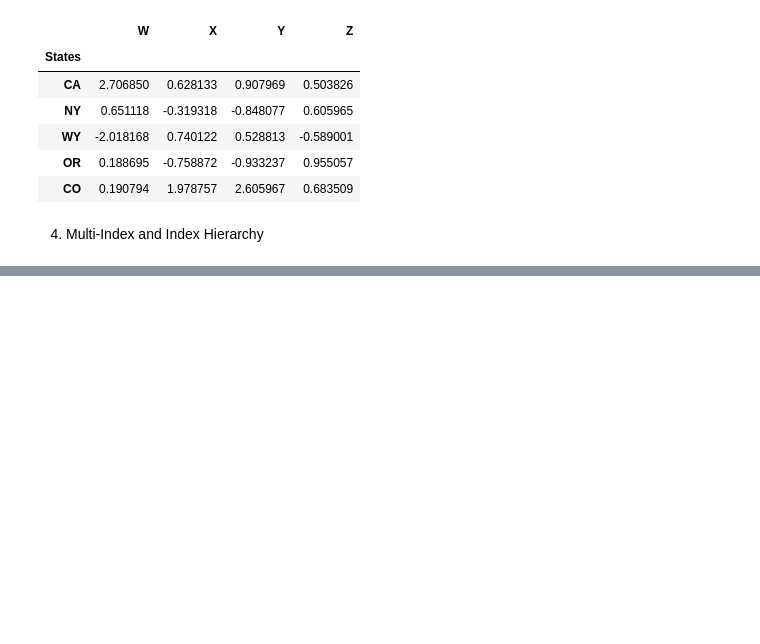
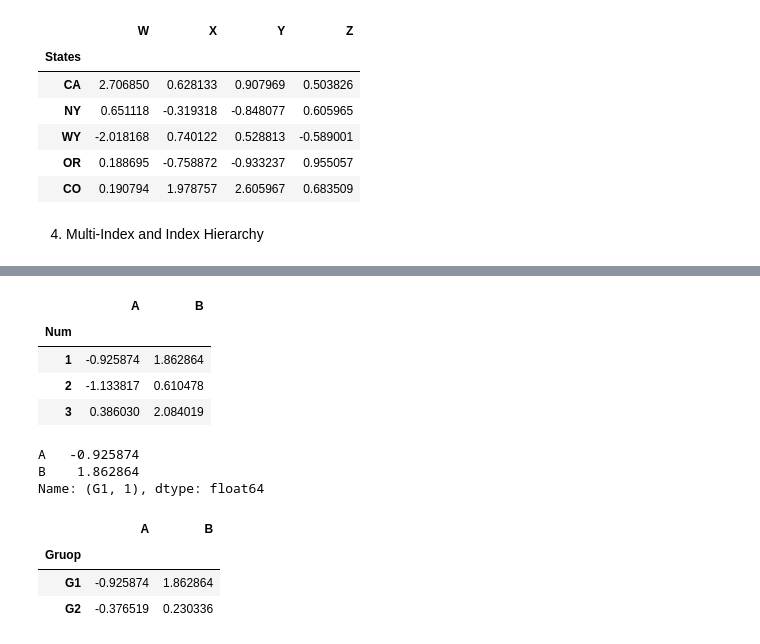
Before and after one commit to Harukaru1/TH, a Jupyter notebook: Week 2/Lab2_19522385_EX3.ipynb, the cells around one changed output, grey strips where cells are left out. Saved outputs shown, nothing was run; the diff lists cells and outputs as text; code cells hidden in the pictures; blank space fills up the shorter version.

```diff
--- a/Week 2/Lab2_19522385_EX3.ipynb
+++ b/Week 2/Lab2_19522385_EX3.ipynb
@@ -258,0 +315,21 @@ df
+# %%
+df.xs('G1')
+# %% [output]
+|  | A | B |
+| Num |  |  |
+| 1 | -0.925874 | 1.862864 |
+| 2 | -1.133817 | 0.610478 |
+| 3 | 0.386030 | 2.084019 |
+# %%
+df.xs(['G1',1])
+# %% [output]
+A   -0.925874
+B    1.862864
+Name: (G1, 1), dtype: float64
+# %%
+df.xs(1,level='Num')
+# %% [output]
+|  | A | B |
+| Gruop |  |  |
+| G1 | -0.925874 | 1.862864 |
+| G2 | -0.376519 | 0.230336 |
```
Also changed, not shown: parts of 8 cells of this notebook, 3 other files.
